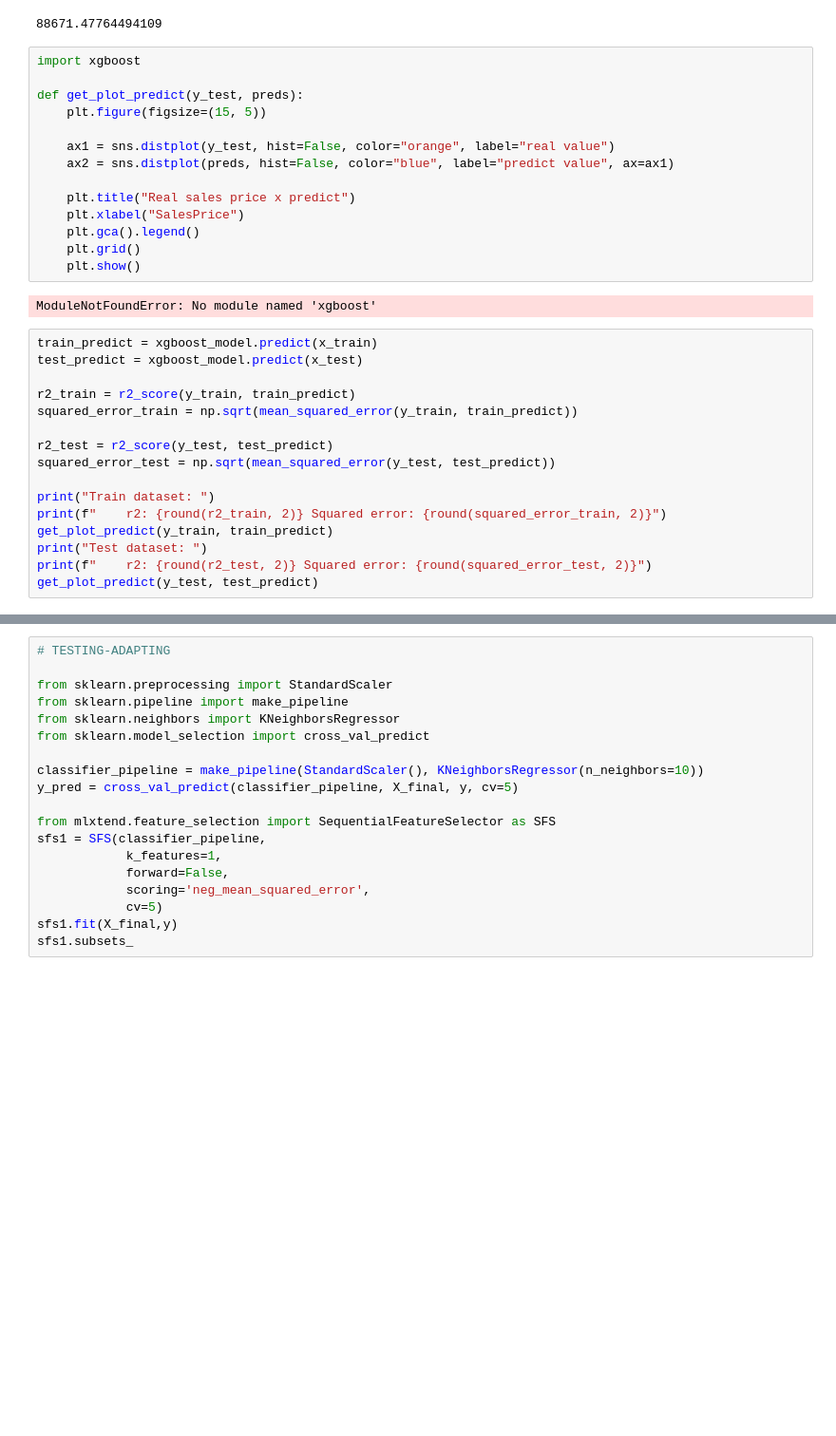
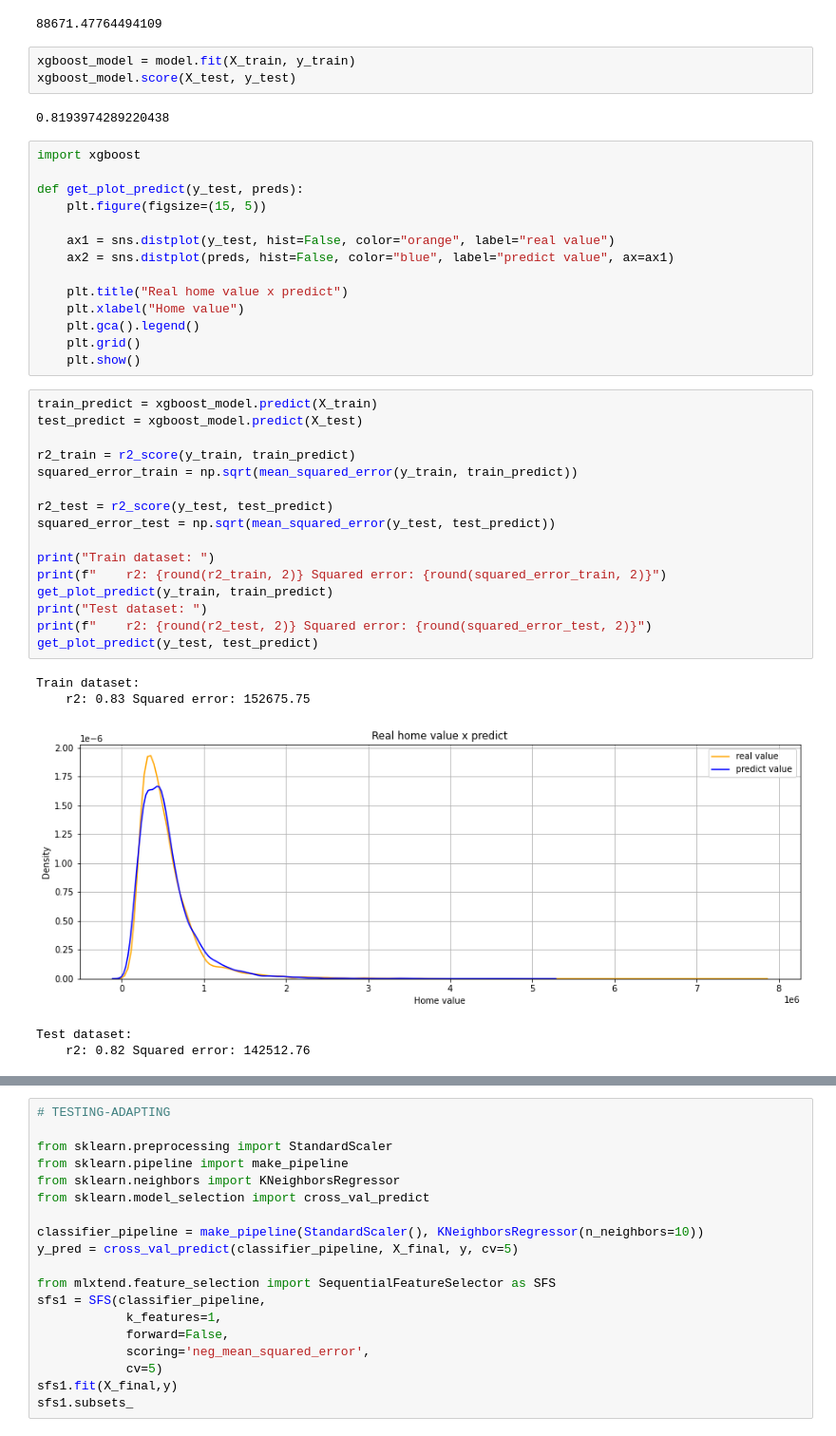
Before and after one commit to SergiGuasch/hangover, a Jupyter notebook: Mid-project 12.ipynb, the cells around one changed output, grey strips where cells are left out. Shown: that part at 95% size. Drawn from its saved outputs; the diff is of its cells as text; blank space fills up the shorter version.

```diff
--- a/Mid-project 12.ipynb
+++ b/Mid-project 12.ipynb
@@ -507,6 +507,11 @@ rmse
 mean_absolute_error(y_test, preds)
 # %% [output]
 88671.47764494109
+# %%
+xgboost_model = model.fit(X_train, y_train)
+xgboost_model.score(X_test, y_test)
+# %% [output]
+0.8193974289220438
 # %%
 import xgboost
 
@@ -516,26 +521,30 @@ def get_plot_predict(y_test, preds):
     ax1 = sns.distplot(y_test, hist=False, color="orange", label="real value")
     ax2 = sns.distplot(preds, hist=False, color="blue", label="predict value", ax=ax1)
 
-    plt.title("Real sales price x predict")
-    plt.xlabel("SalesPrice")
+    plt.title("Real home value x predict")
+    plt.xlabel("Home value")
     plt.gca().legend()
     plt.grid()
     plt.show()
-# %% [output]
-ModuleNotFoundError: No module named 'xgboost'
 # %%
-train_predict = xgboost_model.predict(x_train)
-test_predict = xgboost_model.predict(x_test)
+train_predict = xgboost_model.predict(X_train)
+test_predict = xgboost_model.predict(X_test)
 
 r2_train = r2_score(y_train, train_predict)
 squared_error_train = np.sqrt(mean_squared_error(y_train, train_predict))
 
 r2_test = r2_score(y_test, test_predict)
 squared_error_test = np.sqrt(mean_squared_error(y_test, test_predict))
 
 print("Train dataset: ")
 print(f"    r2: {round(r2_train, 2)} Squared error: {round(squared_error_train, 2)}")
 get_plot_predict(y_train, train_predict)
 print("Test dataset: ")
 print(f"    r2: {round(r2_test, 2)} Squared error: {round(squared_error_test, 2)}")
 get_plot_predict(y_test, test_predict)
+# %% [output]
+Train dataset:
+    r2: 0.83 Squared error: 152675.75
+[figure, added]
+Test dataset:
+    r2: 0.82 Squared error: 142512.76
```
Also changed, not shown: parts of 1 cell of this notebook, 2 other files.
